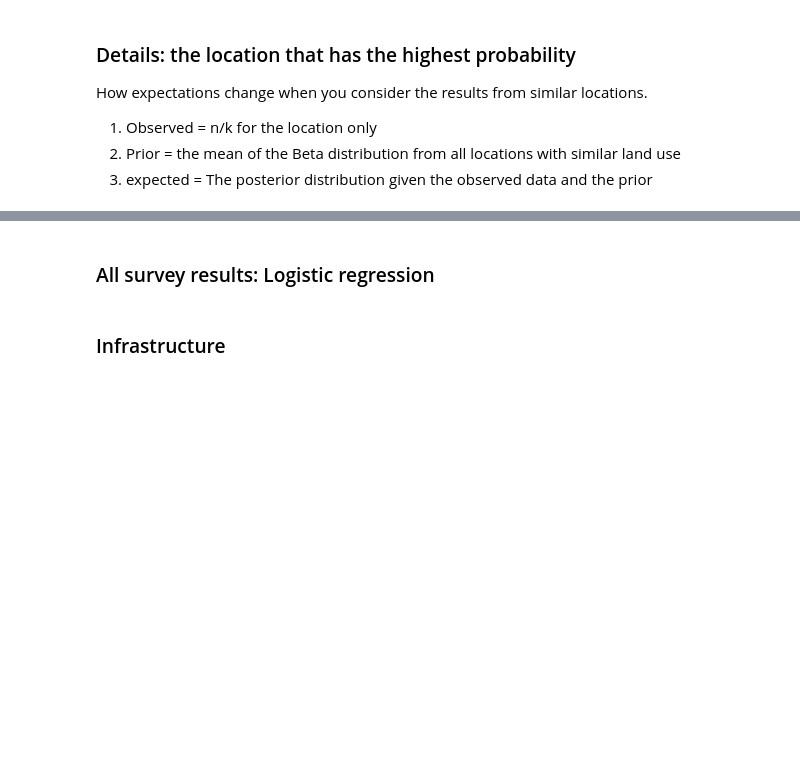
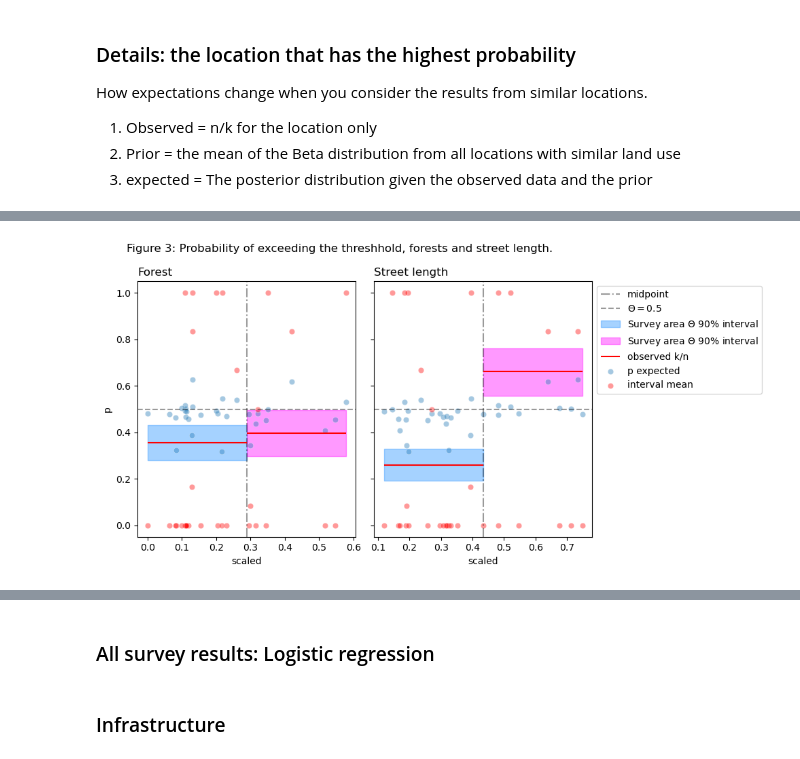
Before and after one commit to hammerdirt-analyst/landuse, a Jupyter notebook: probability.ipynb, the cells around one changed output, grey strips where cells are left out. Drawn from its saved outputs; the diff is of its cells as text; code cells hidden in the pictures; blank space fills up the shorter version.

```diff
--- a/probability.ipynb
+++ b/probability.ipynb
@@ -1381,3 +1404,0 @@ binmap["p"] = binmap.index.map(lambda x: G27.loc[x])
-# %%
-data = binmap[binmap.use.isin(["infrastucture", "recreation", "Reben"])]
-sns.scatterplot(data=data, x="binned", y="p", hue="use")
@@ -1387,3 +1404,0 @@ sns.scatterplot(data=data, x="binned", y="p", hue="use")
-# %%
-data = binmap[binmap.use.isin(["Strasse", "distance", "length"])]
-sns.scatterplot(data=data, x="binned", y="p", hue="use")
@@ -1424,0 +1607,92 @@ sns.scatterplot(data=data, x="binned", y="p", hue="use")
+# %%
+fig, axs = plt.subplots(1,2, sharey=True, figsize=(10, 5))
+
+data = binmap[binmap.use.isin(["Wald"])].drop_duplicates(["use", "binned"])
+data_plot = binmap[binmap.use.isin(["Wald"])]
+data_o = observed[observed.use.isin(["Wald"])]
+an_effect = effect(data_o)
+
+scaled_min, scaled_max = data_o.scaled.min(), data_o.scaled.max()
+midpoint = (scaled_min+scaled_max)/2
+
+a_prior = beta(1, 1)
+a_prior.alpha = 1
+a_prior.beta = 1
+
+wl_beta, wl_int, wl_mean, wg_beta, wg_int, wg_mean = survey_area_p(data_o, data, a_prior, midpoint)
+
+less_than_y = an_effect["set one k and n"][0]/an_effect["set one k and n"][1]
+greater_than_y = an_effect["set two k and n"][0]/an_effect["set two k and n"][1]
+
+# the limit between the two groups and the min, max
+axs[0].axvline(x=midpoint, c="black", ls='-.', label="midpoint", alpha=0.4)
+
+# p = 0.5
+axs[0].axhline(y=0.5, ls='--', c="black", label="$\Theta = 0.5$", alpha=0.4)
+# p survey area
+axs[0].fill_between(x=[scaled_min, midpoint] , y1=wl_int[0], y2=wl_int[1], label="Survey area $\Theta$ 90% interval", color="dodgerblue", alpha=0.4)
+# p survey area
+axs[0].fill_between(x=[midpoint, scaled_max] , y1=wg_int[0], y2=wg_int[1], label="Survey area $\Theta$ 90% interval", color="magenta", alpha=0.4)
+# the observed values of k/n prior and k/n by location in the survey area
+lines = [wl_mean, wg_mean]
+xmins = [scaled_min, midpoint]
+xmax = [midpoint, scaled_max]
+
+axs[0].hlines(lines, xmin=[scaled_min, midpoint], xmax=[midpoint, scaled_max], label="observed k/n", color="red")
+
+sns.scatterplot(data=data_plot, x="scaled", y="p", ax=axs[0], label="p expected", alpha=0.4)
+sns.scatterplot(data=data_o, x="scaled", y=data_o["k"]/data_o["n"], c="red", label="interval mean", ax=axs[0], alpha=0.4)
+
+axis_0_title = "Forest"
+axis_1_title = "Street length"
+
+axs[0].set_title(axis_0_title, loc="left")
+axs[1].set_title(axis_1_title, loc="left")
+
+data = binmap[binmap.use.isin(["Strasse"])].drop_duplicates(["use", "binned"])
+data_plot = binmap[binmap.use.isin(["Strasse"])]
+data_o = observed[observed.use.isin(["Strasse"])]
+an_effect = effect(data_o)
+
+scaled_min, scaled_max = data_o.scaled.min(), data_o.scaled.max()
+midpoint = (scaled_min+scaled_max)/2
+
+a_prior = beta(1, 1)
+a_prior.alpha = 1
+a_prior.beta = 1
+
+wl_beta, wl_int, wl_mean, wg_beta, wg_int, wg_mean = survey_area_p(data_o, data, a_prior, midpoint)
+
+less_than_y = an_effect["set one k and n"][0]/an_effect["set one k and n"][1]
+greater_than_y = an_effect["set two k and n"][0]/an_effect["set two k and n"][1]
+
+# the limit between the two groups and the min, max
+axs[1].axvline(x=midpoint, c="black", ls='-.', label="midpoint", alpha=0.4)
+
+# p = 0.5
+axs[1].axhline(y=0.5, ls='--', c="black", label="$\Theta = 0.5$", alpha=0.4)
+# p survey area
+axs[1].fill_between(x=[scaled_min, midpoint] , y1=wl_int[0], y2=wl_int[1], label="Survey area $\Theta$ 90% interval", color="dodgerblue", alpha=0.4)
+# p survey area
+axs[1].fill_between(x=[midpoint, scaled_max] , y1=wg_int[0], y2=wg_int[1], label="Survey area $\Theta$ 90% interval", color="magenta", alpha=0.4)
+
+# the observed values of k/n prior and k/n by location in the survey area
+lines = lines = [wl_mean, wg_mean]
+xmins = [scaled_min, midpoint]
+xmax = [midpoint, scaled_max]
+
+axs[1].hlines(lines, xmin=[scaled_min, midpoint], xmax=[midpoint, scaled_max], label="observed k/n", color="red")
+
+sns.scatterplot(data=data_plot, x="scaled", y="p", ax=axs[1], label="p expected", alpha=0.4)
+sns.scatterplot(data=data_o, x="scaled", y=data_o["k"]/data_o["n"], c="red", label="interval mean", ax=axs[1], alpha=0.4)
+
+axs[1].legend().remove()
+
+h,l = axs[0].get_legend_handles_labels()
+axs[0].legend().remove()
+plt.legend(h,l, bbox_to_anchor=(1,1))
+plt.suptitle("Figure 3: Probability of exceeding the threshhold, forests and street length.", ha="left", x=0.05)
+plt.tight_layout()
+plt.show()
+# %% [output]
+[figure, added]
```
Also changed, not shown: parts of 83 cells of this notebook, 56 other files.
